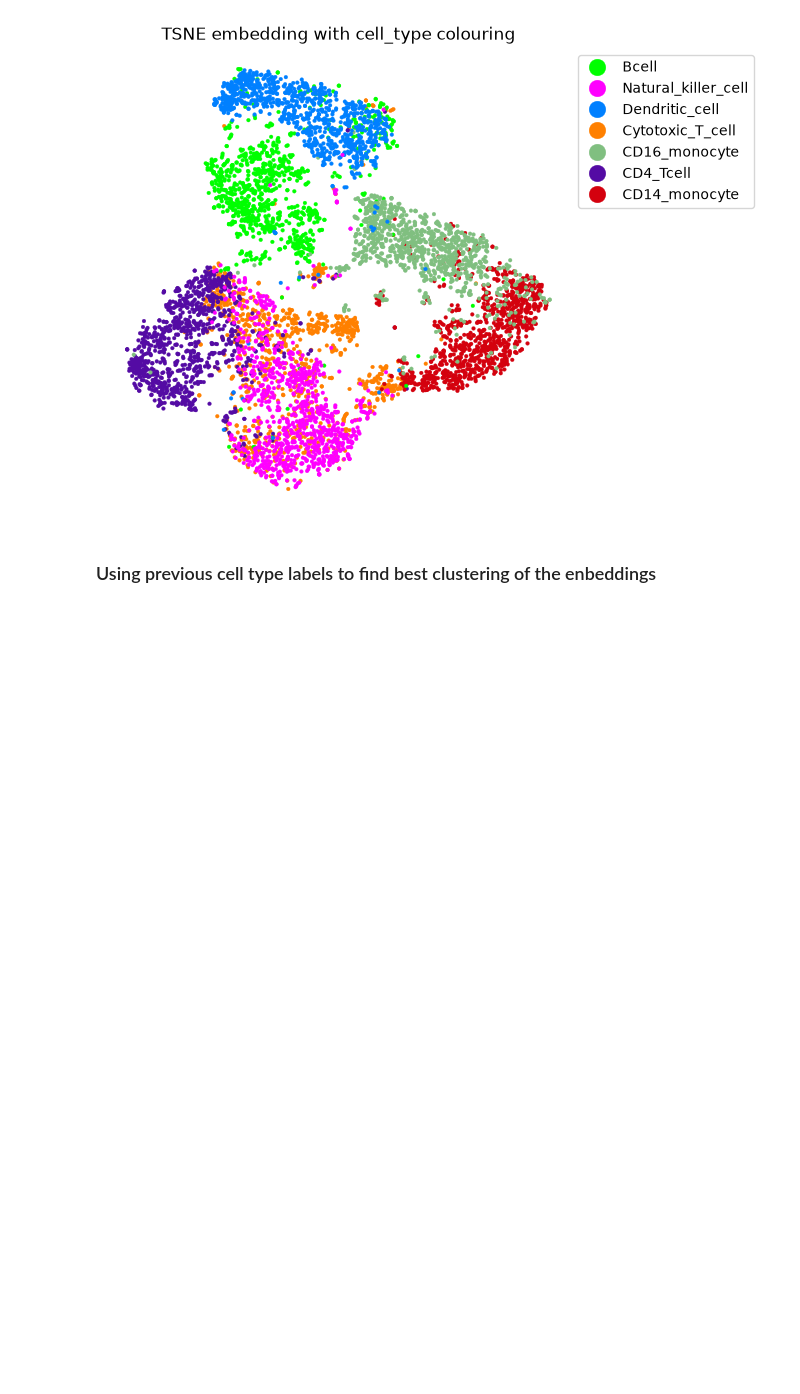
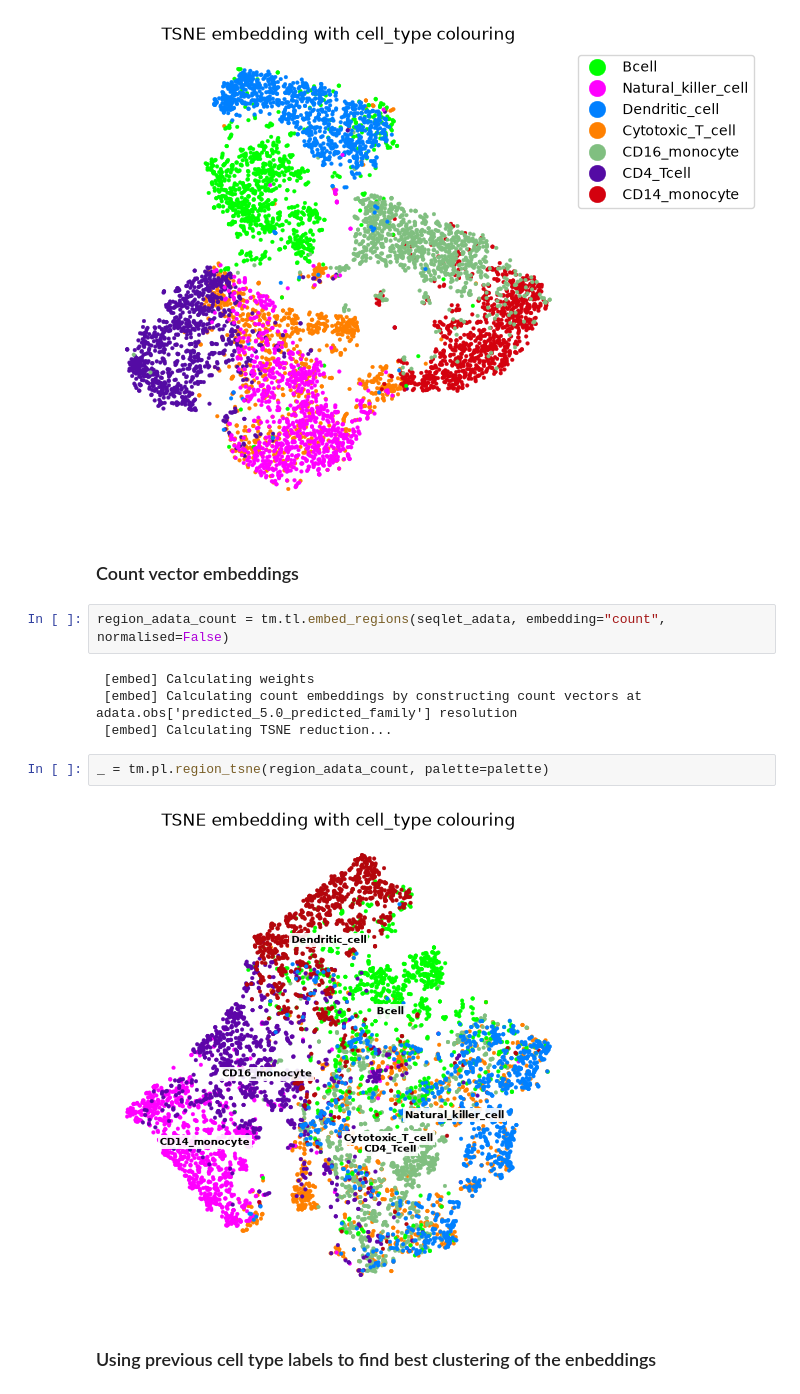
Before and after one commit to aertslab/TF-MInDi, a Jupyter notebook: docs/notebooks/04_region_embeddings.ipynb, the cells around one changed output. Cells and saved outputs as stored; diff of their text form; blank space fills up the shorter version.

Commit message:
Updated count vector embeddings

```diff
--- a/docs/notebooks/04_region_embeddings.ipynb
+++ b/docs/notebooks/04_region_embeddings.ipynb
@@ -42,6 +42,18 @@ _ = tm.pl.region_tsne(region_adata, obsm_key='TSNE', color_by='cell_type', title
 _ = tm.pl.region_tsne(region_adata, plot_legend=True, plot_labels=False, palette=palette)
 # %% [output]
 [figure]
+# %% [markdown]
+### Count vector embeddings
+# %%
+region_adata_count = tm.tl.embed_regions(seqlet_adata, embedding="count", normalised=False)
+# %% [output]
+ [embed] Calculating weights
+ [embed] Calculating count embeddings by constructing count vectors at adata.obs['predicted_5.0_predicted_family'] resolution
+ [embed] Calculating TSNE reduction...
+# %%
+_ = tm.pl.region_tsne(region_adata_count, palette=palette)
+# %% [output]
+[figure, added]
 # %% [markdown]
 ### Using previous cell type labels to find best clustering of the enbeddings
 # %%
```
Also changed, not shown: parts of 1 cell of this notebook, 1 other file.
